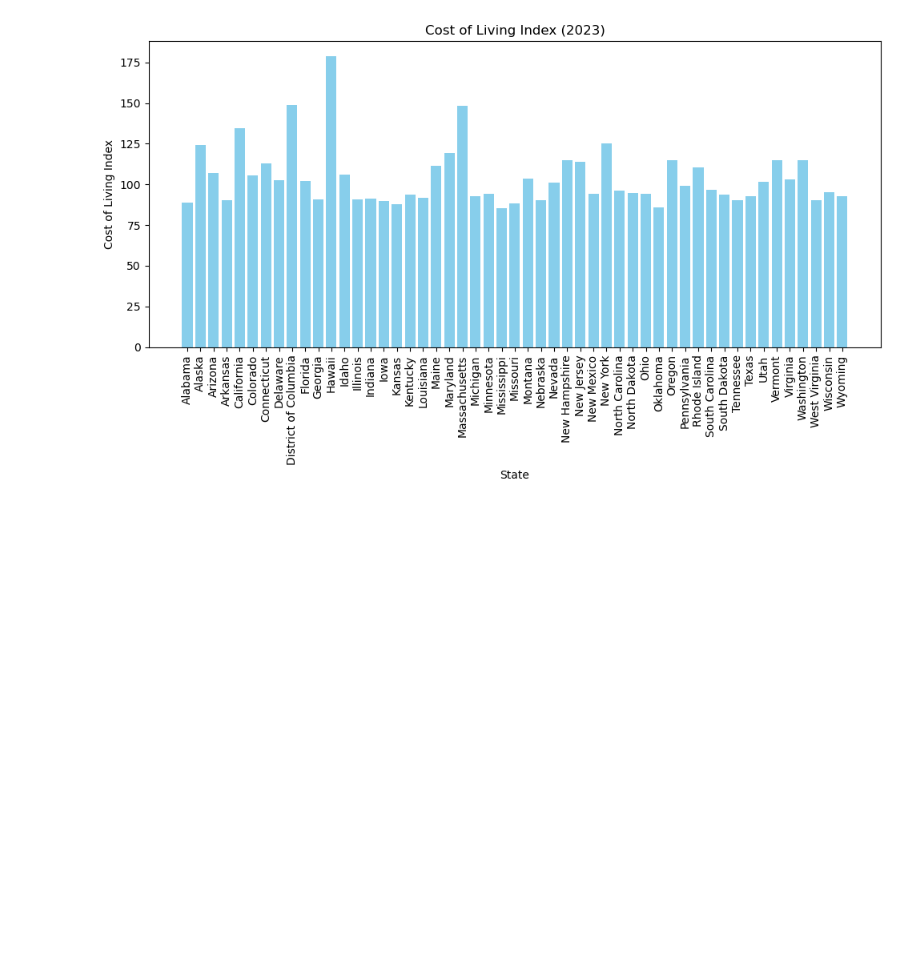
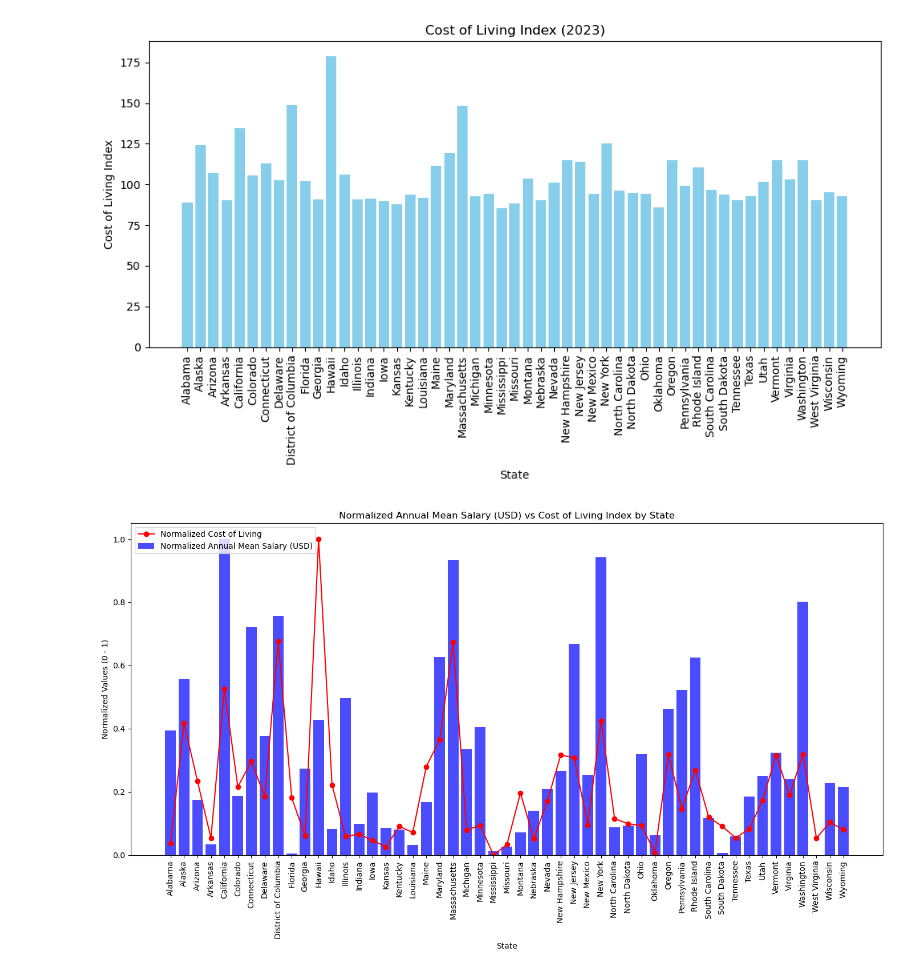
Before and after one commit to Fratu223/Teacher_Salary_Analysis, a Jupyter notebook: Notebooks/Visuals.ipynb, the cells around one changed output. Saved outputs shown, nothing was run; the diff lists cells and outputs as text; code cells hidden in the pictures; blank space fills up the shorter version.

Commit message:
Update Visuals.ipynb
Plotting the teacher annual mean salary in USD vs the cost of living index by state for each every state + District of Columbia

```diff
--- a/Notebooks/Visuals.ipynb
+++ b/Notebooks/Visuals.ipynb
@@ -33,3 +33,25 @@ plt.tight_layout()
 plt.show()
 # %% [output]
 [figure]
+# %%
+# Plotting the teacher annual mean salary in USD vs the cost of living index by state for each every state + District of Columbia
+
+df_combined = pd.merge(df_teacher_pay, df_cost_of_living, on='state')
+
+df_combined['NormalizedTeacherPay'] = (df_combined['TeacherPay_AnnualMeanSalary_USD_2024'] - df_combined['TeacherPay_AnnualMeanSalary_USD_2024'].min()) / (df_combined['TeacherPay_AnnualMeanSalary_USD_2024'].max() - df_combined['TeacherPay_AnnualMeanSalary_USD_2024'].min())
+df_combined['NormalizedCostOfLiving'] = (df_combined['CostOfLivingIndex2023'] - df_combined['CostOfLivingIndex2023'].min()) / (df_combined['CostOfLivingIndex2023'].max() - df_combined['CostOfLivingIndex2023'].min())
+
+plt.figure(figsize=(14, 8))
+plt.bar(df_combined['state'], df_combined['NormalizedTeacherPay'], color='blue', alpha=0.7, label='Normalized Annual Mean Salary (USD)')
+plt.plot(df_combined['state'], df_combined['NormalizedCostOfLiving'], color='red', marker='o', label='Normalized Cost of Living')
+
+plt.xticks(rotation=90)
+plt.xlabel('State')
+plt.ylabel('Normalized Values (0 - 1)')
+plt.title('Normalized Annual Mean Salary (USD) vs Cost of Living Index by State')
+
+plt.legend(loc='upper left')
+plt.tight_layout()
+plt.show()
+# %% [output]
+[figure, added]
```
